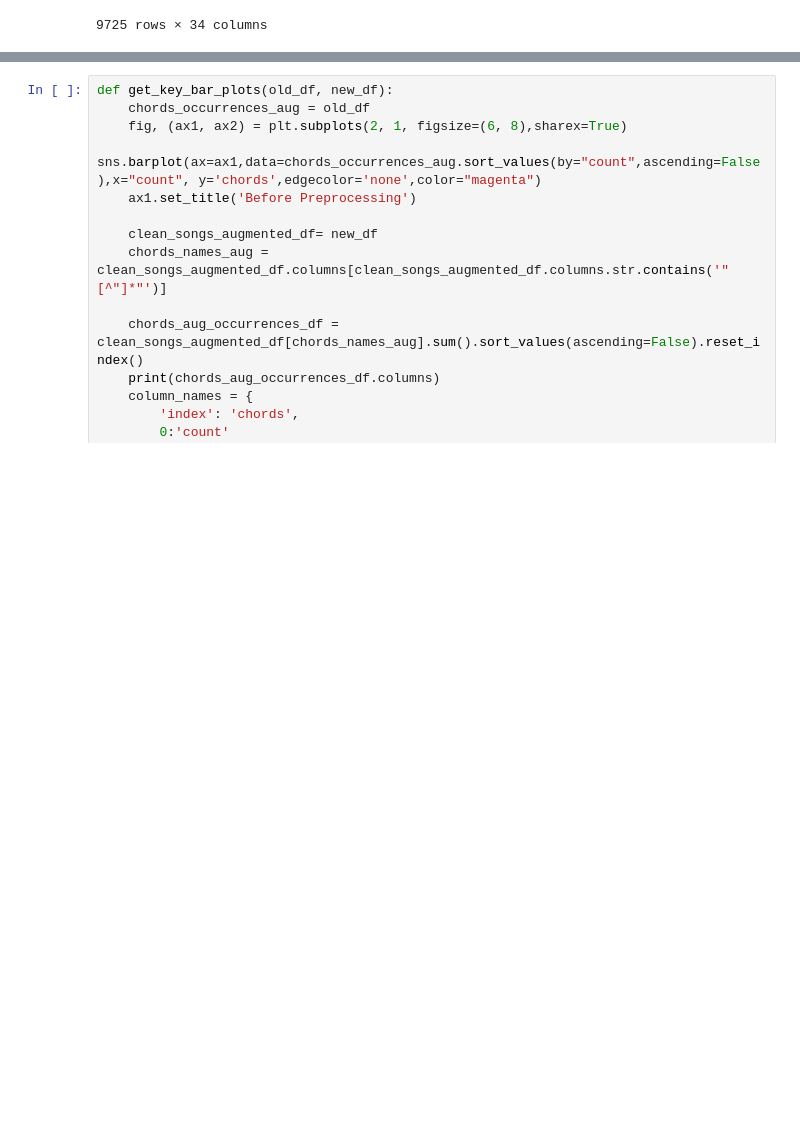
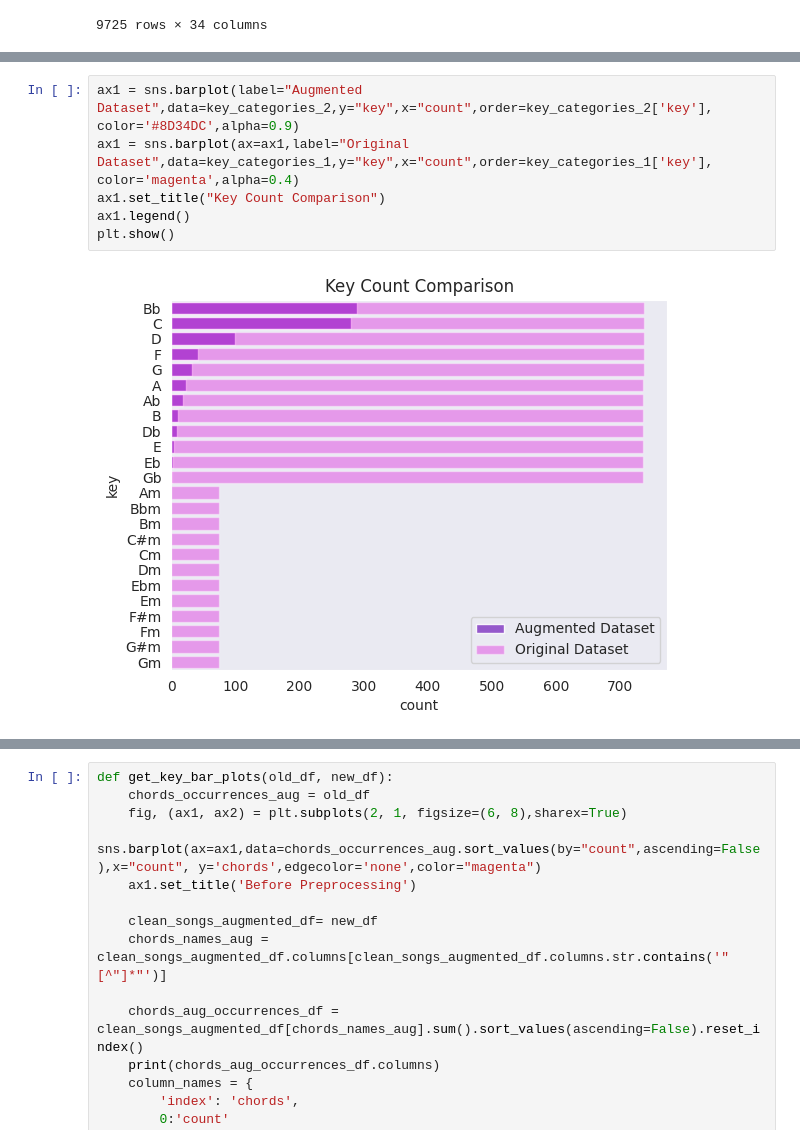
Before and after one commit to DavidNogales/DeepEarTraining, a Jupyter notebook: training_lab/notebooks/EDA_nottingham.ipynb, the cells around one changed output, grey strips where cells are left out. Saved outputs shown, nothing was run; the diff lists cells and outputs as text; blank space fills up the shorter version.

```diff
--- a/training_lab/notebooks/EDA_nottingham.ipynb
+++ b/training_lab/notebooks/EDA_nottingham.ipynb
@@ -729,0 +729,8 @@ Text(0.5, 1.05, 'Key Count Comparison')
+# %%
+ax1 = sns.barplot(label="Augmented Dataset",data=key_categories_2,y="key",x="count",order=key_categories_2['key'], color='#8D34DC',alpha=0.9)
+ax1 = sns.barplot(ax=ax1,label="Original Dataset",data=key_categories_1,y="key",x="count",order=key_categories_1['key'], color='magenta',alpha=0.4)
+ax1.set_title("Key Count Comparison")
+ax1.legend()
+plt.show()
+# %% [output]
+[figure, added]
```
Also changed, not shown: parts of 4 cells of this notebook.
